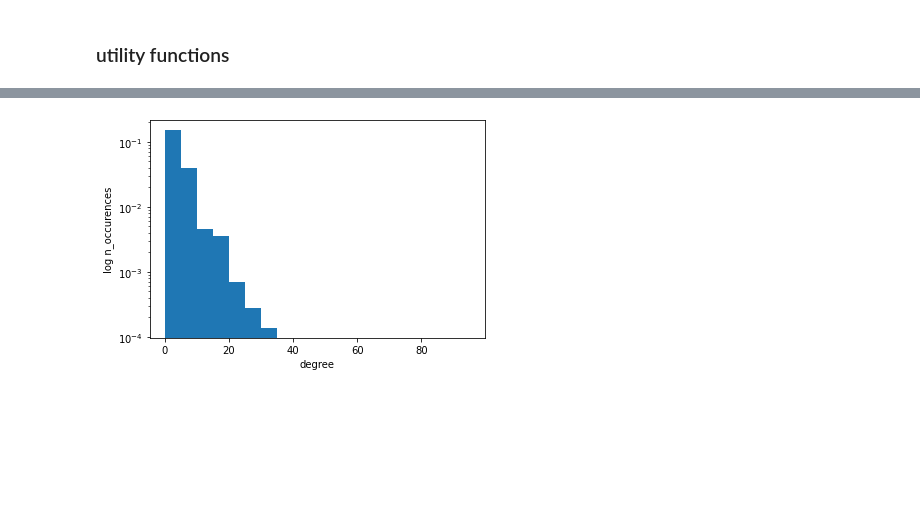
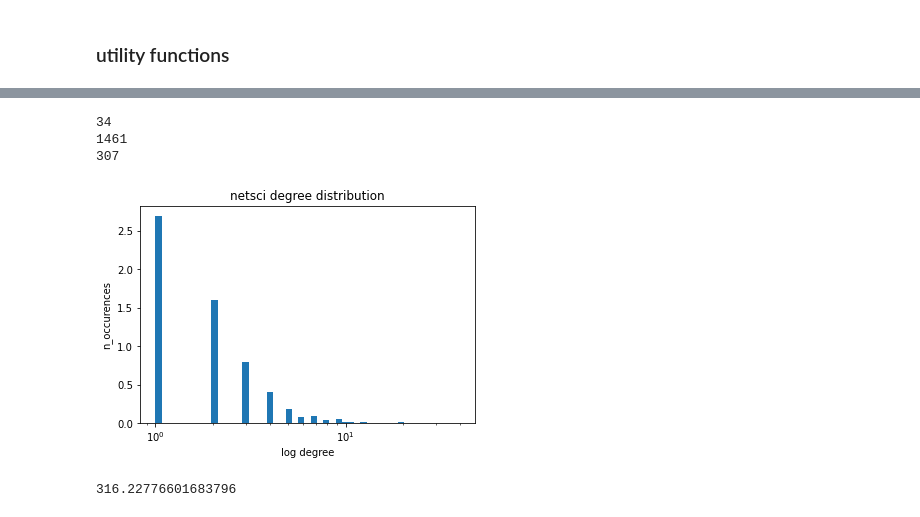
Before and after one commit to moerfii/network_science_uzh, a Jupyter notebook: assignment_1/exercise_1_florian_rueegsegger.ipynb, the cells around one changed output, grey strips where cells are left out. Cells and saved outputs as stored; diff of their text form; code cells hidden in the pictures; blank space fills up the shorter version.

```diff
--- a/assignment_1/exercise_1_florian_rueegsegger.ipynb
+++ b/assignment_1/exercise_1_florian_rueegsegger.ipynb
@@ -222,7 +232,15 @@ plot_distribution(karate,x_log=False,y_log=False)
-# %%
-bins=[i for i in range(0, int(1e2),5)]
-plot_distribution(netsci,bins=bins,y_log=True,x_log=False)
-# %% [output]
-[figure, removed]
+# %%
+bins=np.logspace(0, 1.6,base=10)
+#bins = np.linspace(0,35,36)
+plot_distribution(netsci,bins=bins,y_log=False,x_log=True,title="netsci degree distribution")
+# %% [output]
+34
+1461
+307
+[figure, added]
+# %%
+10**2.5
+# %% [output]
+316.22776601683796
 # %%
 bins=np.logspace(0, 3,base=10)
```
Also changed, not shown: parts of 4 cells of this notebook.
